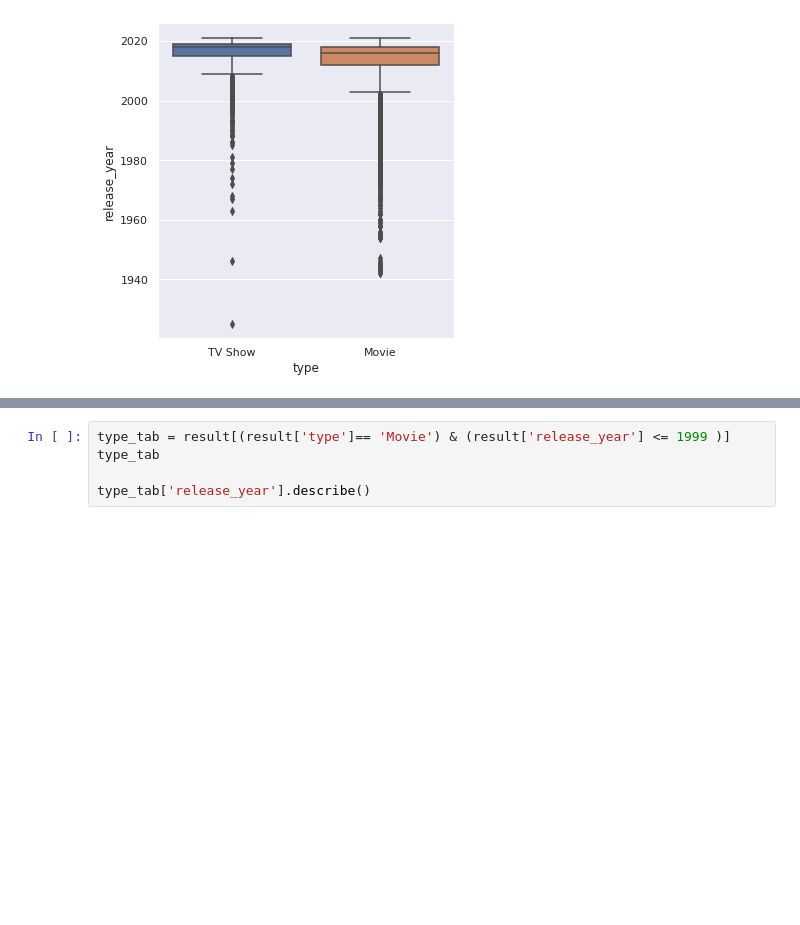
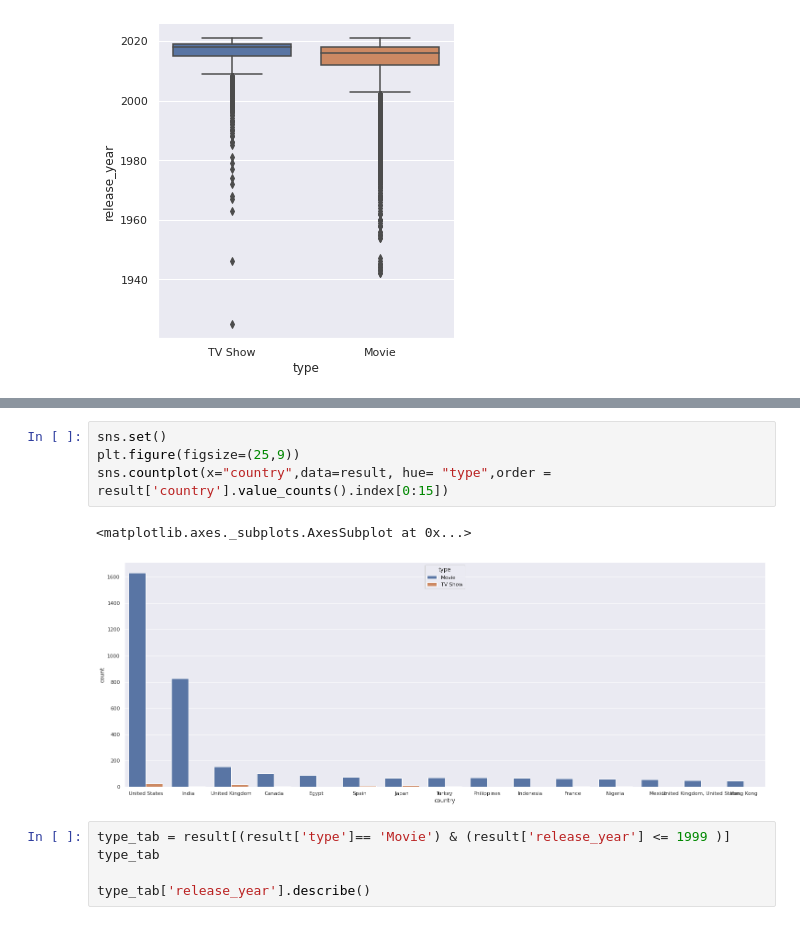
Before and after one commit to leandroalmada86/projet-python-dataviz, a Jupyter notebook: projet_netflix_title.ipynb, the cells around one changed output, grey strips where cells are left out. Cells and saved outputs as stored; diff of their text form; blank space fills up the shorter version.

```diff
--- a/projet_netflix_title.ipynb
+++ b/projet_netflix_title.ipynb
@@ -166,3 +179,10 @@ filter_tab = sns.catplot(data=result, x='type', y='release_year', kind='box')
+# %%
+sns.set()
+plt.figure(figsize=(25,9))
+sns.countplot(x="country",data=result, hue= "type",order = result['country'].value_counts().index[0:15])
+# %% [output]
+<matplotlib.axes._subplots.AxesSubplot at 0x...>
+[figure, added]
 # %%
 type_tab = result[(result['type']== 'Movie') & (result['release_year'] <= 1999 )]
 type_tab
```
Also changed, not shown: parts of 7 cells of this notebook.
